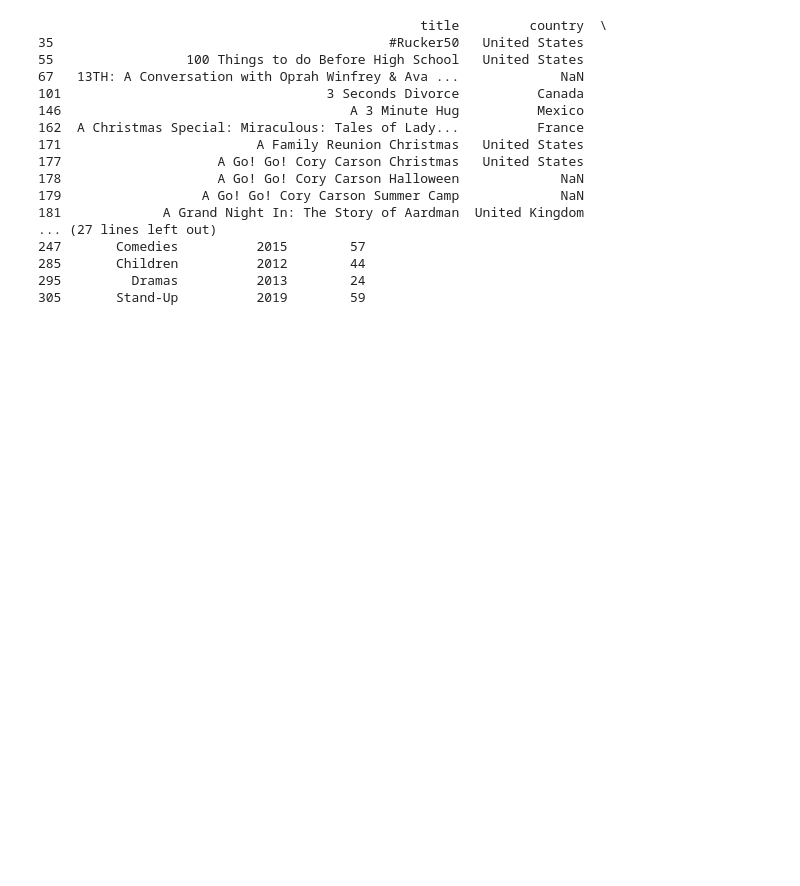
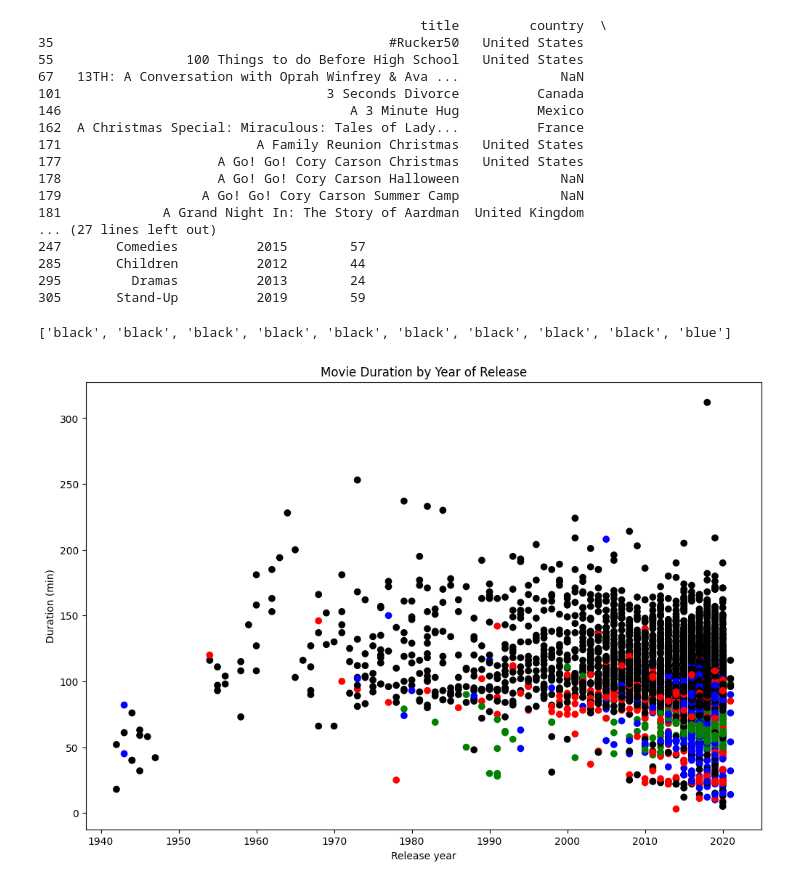
Before and after one commit to Careen840/Netflix-Exploratory-Data-Analysis, a Jupyter notebook: netflix_EDA.ipynb, the cells around one changed output. Cells and saved outputs as stored; diff of their text form; code cells hidden in the pictures; blank space fills up the shorter version.

```diff
--- a/netflix_EDA.ipynb
+++ b/netflix_EDA.ipynb
@@ -79,3 +79,40 @@ print(short_movies.iloc[0:20])
 285       Children          2012        44
 295         Dramas          2013        24
 305       Stand-Up          2019        59
+# %%
+
+# Assign colors to movie genres
+colors = []
+
+# Iterate over rows of netflix_movies
+for label, row in netflix_movies.iterrows():
+    if row['genre'] =="Children":
+        colors.append("red")
+    elif row['genre'] == "Documentaries":
+        colors.append("blue")
+    elif row['genre']== 'Stand-Up':
+        colors.append('green')
+    else:
+        colors.append("black")
+
+# Inspect the first 10 values in your list
+print(colors[:10])
+
+# Plot the movie duration by year using the  colors created
+fig = plt.figure(figsize= (12,8))
+
+# Create a scatter plot of duration vs release_year
+plt.scatter(netflix_movies['release_year'], netflix_movies['duration'], c=colors)
+
+#Create a title and axis label
+plt.title("Movie Duration by Year of Release")
+plt.xlabel("Release year")
+plt.ylabel("Duration (min)")
+
+#Show plot
+plt.show()
+# Are we certain that movies are getting shorter?
+Answer = "no"
+# %% [output]
+['black', 'black', 'black', 'black', 'black', 'black', 'black', 'black', 'black', 'blue']
+[figure, added]
```
Also changed, not shown: parts of 1 cell of this notebook.
